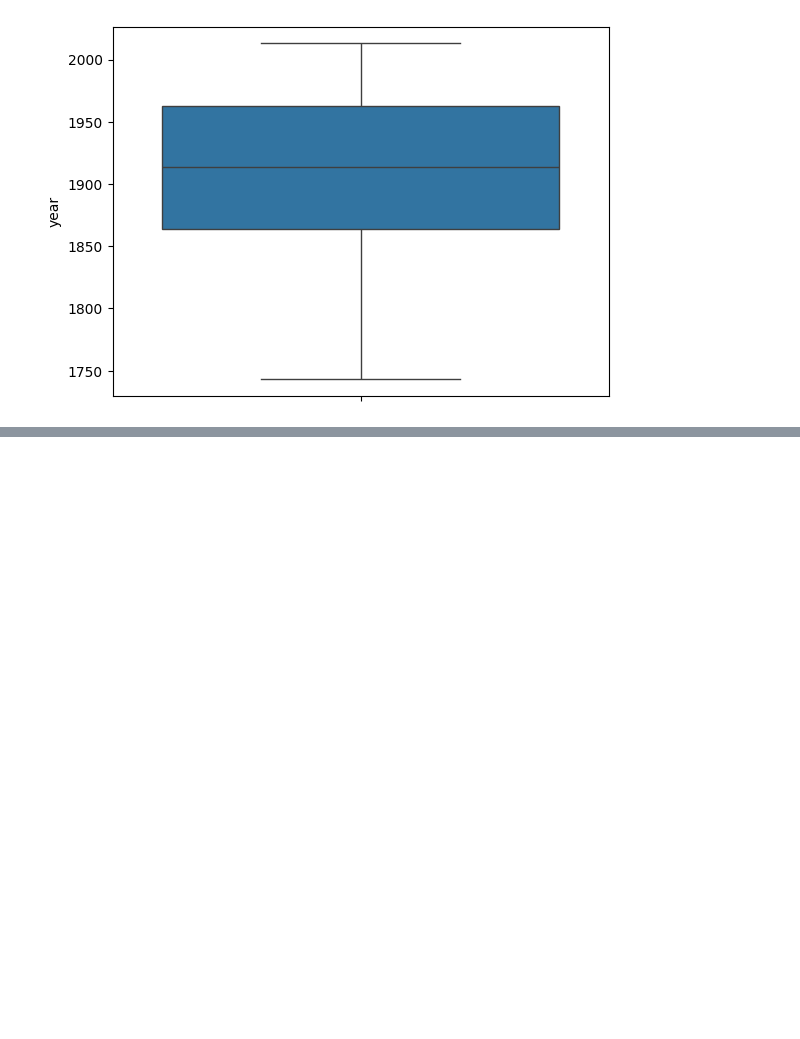
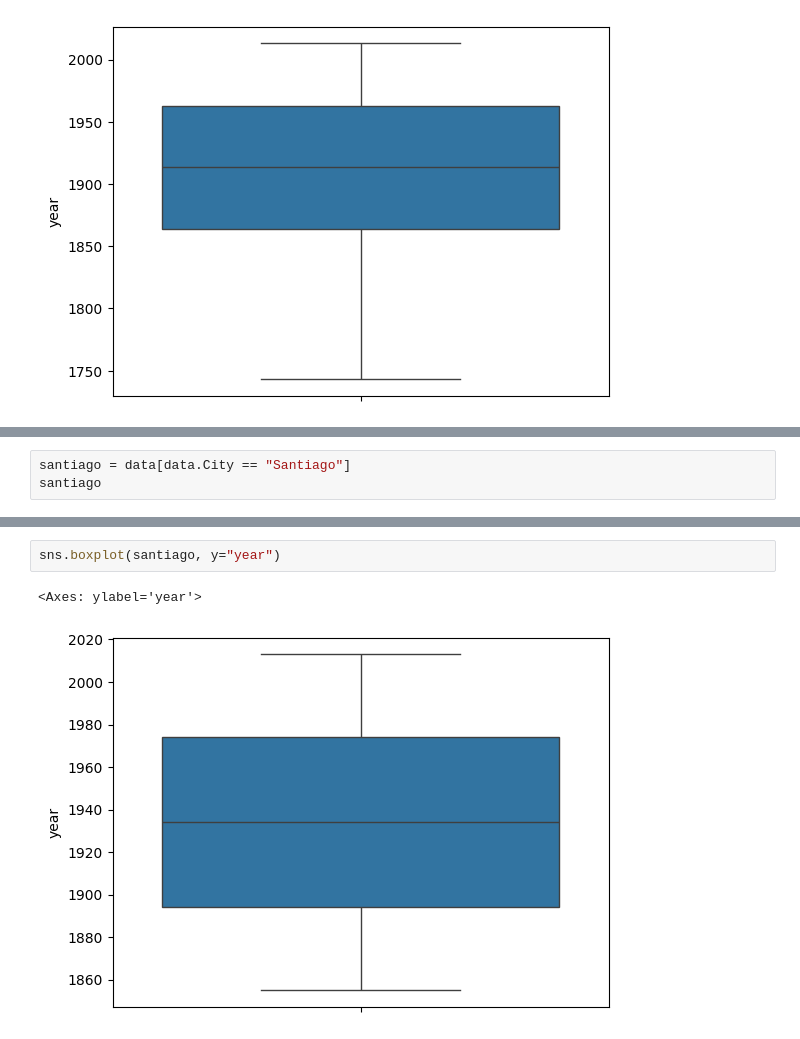
Before and after one commit to GabrielCabas/ML_Course, a Jupyter notebook: unidad_1/practico_1.ipynb, the cells around one changed output, grey strips where cells are left out. Drawn from its saved outputs; the diff is of its cells as text; blank space fills up the shorter version.

```diff
--- a/unidad_1/practico_1.ipynb
+++ b/unidad_1/practico_1.ipynb
@@ -56,0 +95,3 @@ sns.boxplot(data, y="year")
+# %%
+santiago = data[data.City == "Santiago"]
+santiago
@@ -56,0 +112,5 @@ sns.boxplot(data, y="year")
+# %%
+sns.boxplot(santiago, y="year")
+# %% [output]
+<Axes: ylabel='year'>
+[figure, added]
```
Also changed, not shown: parts of 26 cells of this notebook.
